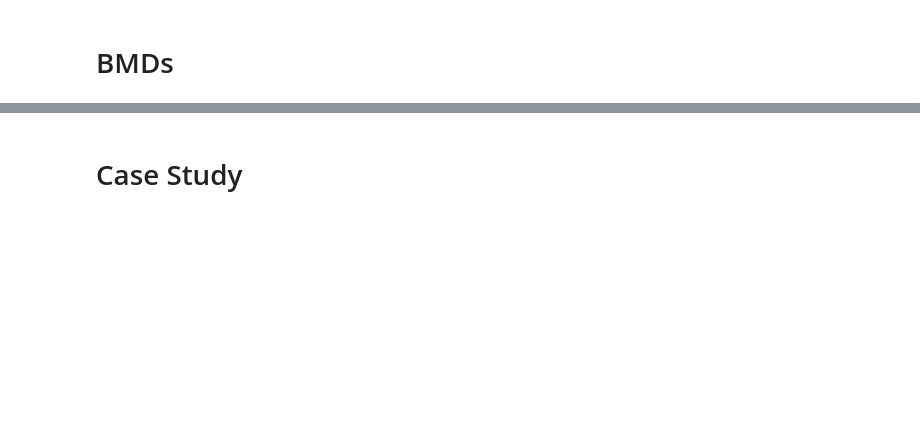
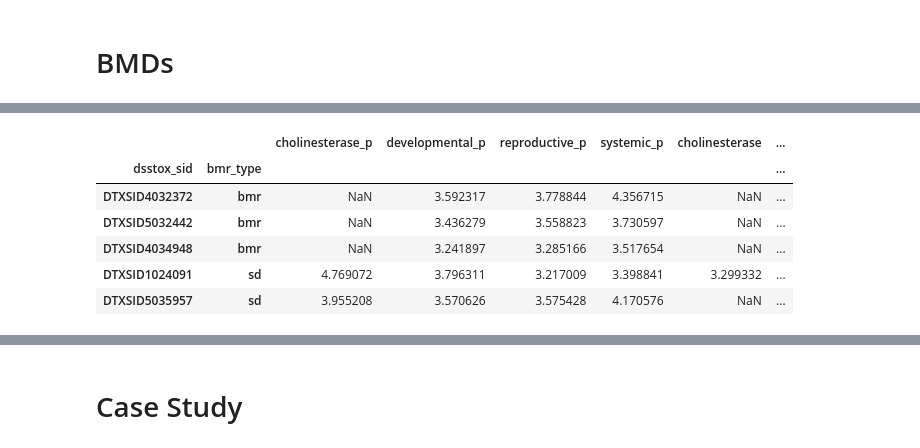
Before and after one commit to georgehelman/genra, a Jupyter notebook: notebooks/rax/rax-genra-toxref.ipynb, the cells around one changed output, grey strips where cells are left out. Cells and saved outputs as stored; diff of their text form; code cells hidden in the pictures; blank space fills up the shorter version.

```diff
--- a/notebooks/rax/rax-genra-toxref.ipynb
+++ b/notebooks/rax/rax-genra-toxref.ipynb
@@ -273,10 +604,6 @@ def wtavg(df,name,k):
     weights=list(df['jaccard'])
     values=list(df[name])
     return np.average(values,weights=weights)
-# %%
-for index,group in bmd_neighbors.groupby(['target_sid','bmr_type']):
-    index
-    group
 # %%
 predictions={}
 k=10
@@ -316,0 +711,14 @@ bmd_neighbors[(bmd_neighbors['target_sid']==sid) & (bmd_neighbors['bmr_type']=='
+# %%
+#BMD best results
+ranked_bmds=bmd_predictions.copy()
+ranked_bmds['rank']=abs(ranked_bmds['reproductive_p']-ranked_bmds['reproductive'])
+ranked_bmds=ranked_bmds.sort_values('rank')
+ranked_bmds.head()
+# %% [output]
+|  |  | cholinesterase_p | developmental_p | reproductive_p | systemic_p | cholinesterase | ... |
+| dsstox_sid | bmr_type |  |  |  |  |  | ... |
+| DTXSID4032372 | bmr | NaN | 3.592317 | 3.778844 | 4.356715 | NaN | ... |
+| DTXSID5032442 | bmr | NaN | 3.436279 | 3.558823 | 3.730597 | NaN | ... |
+| DTXSID4034948 | bmr | NaN | 3.241897 | 3.285166 | 3.517654 | NaN | ... |
+| DTXSID1024091 | sd | 4.769072 | 3.796311 | 3.217009 | 3.398841 | 3.299332 | ... |
+| DTXSID5035957 | sd | 3.955208 | 3.570626 | 3.575428 | 4.170576 | NaN | ... |
```
Also changed, not shown: parts of 44 cells of this notebook.
